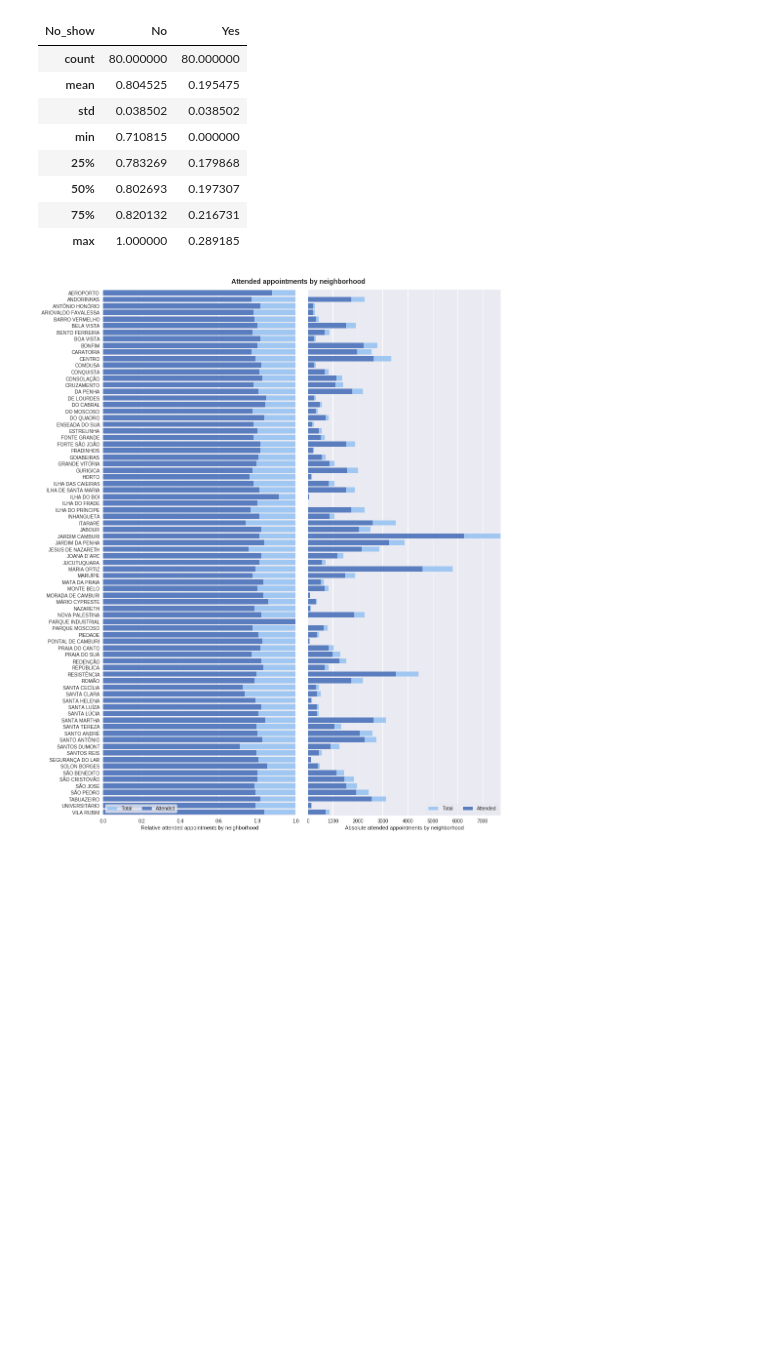
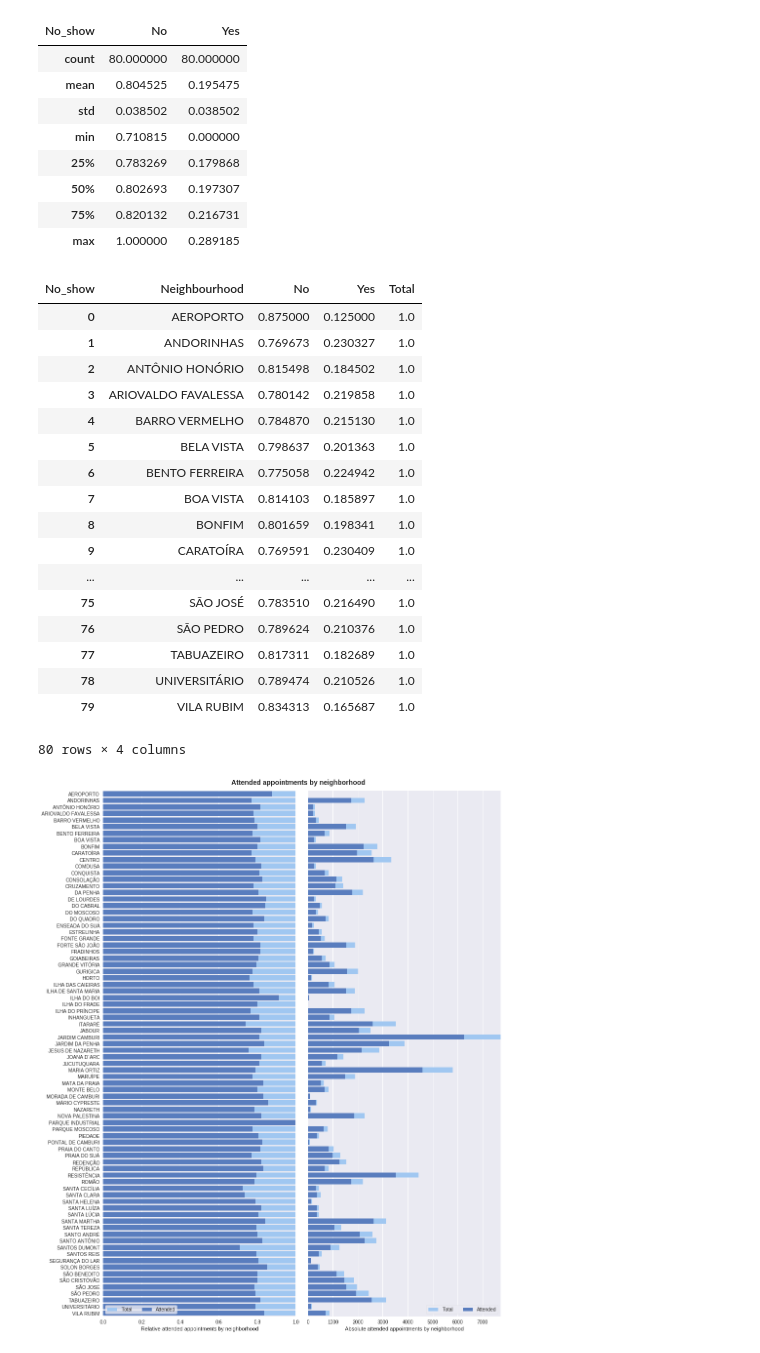
Before and after one commit to tbnsilveira/DAND-IntroDataAnalysis, a Jupyter notebook: tbnsilveira_Project01_InvestigateDataset.ipynb, the cells around one changed output. Cells and saved outputs as stored; diff of their text form; code cells hidden in the pictures; blank space fills up the shorter version.

```diff
--- a/tbnsilveira_Project01_InvestigateDataset.ipynb
+++ b/tbnsilveira_Project01_InvestigateDataset.ipynb
@@ -840,6 +840,27 @@ normalNeighbor['Total'] = get_total(normalNeighbor)
 #Reseting the 'neighbourhood' index and making it as a column:
 neighbors_I.reset_index(inplace=True)
 normalNeighbor.reset_index(inplace=True)
+# %%
+normalNeighbor
+# %% [output]
+| No_show | Neighbourhood | No | Yes | Total |
+| 0 | AEROPORTO | 0.875000 | 0.125000 | 1.0 |
+| 1 | ANDORINHAS | 0.769673 | 0.230327 | 1.0 |
+| 2 | ANTÔNIO HONÓRIO | 0.815498 | 0.184502 | 1.0 |
+| 3 | ARIOVALDO FAVALESSA | 0.780142 | 0.219858 | 1.0 |
+| 4 | BARRO VERMELHO | 0.784870 | 0.215130 | 1.0 |
+| 5 | BELA VISTA | 0.798637 | 0.201363 | 1.0 |
+| 6 | BENTO FERREIRA | 0.775058 | 0.224942 | 1.0 |
+| 7 | BOA VISTA | 0.814103 | 0.185897 | 1.0 |
+| 8 | BONFIM | 0.801659 | 0.198341 | 1.0 |
+| 9 | CARATOÍRA | 0.769591 | 0.230409 | 1.0 |
+| ... | ... | ... | ... | ... |
+| 75 | SÃO JOSÉ | 0.783510 | 0.216490 | 1.0 |
+| 76 | SÃO PEDRO | 0.789624 | 0.210376 | 1.0 |
+| 77 | TABUAZEIRO | 0.817311 | 0.182689 | 1.0 |
+| 78 | UNIVERSITÁRIO | 0.789474 | 0.210526 | 1.0 |
+| 79 | VILA RUBIM | 0.834313 | 0.165687 | 1.0 |
+80 rows × 4 columns
 # %%
 ## Initialize the matplotlib figure:
 fig2, (ax1, ax2) = plt.subplots(1,2, figsize=(12,16), sharey=True)
```
Also changed, not shown: parts of 3 cells of this notebook, 1 other file.
